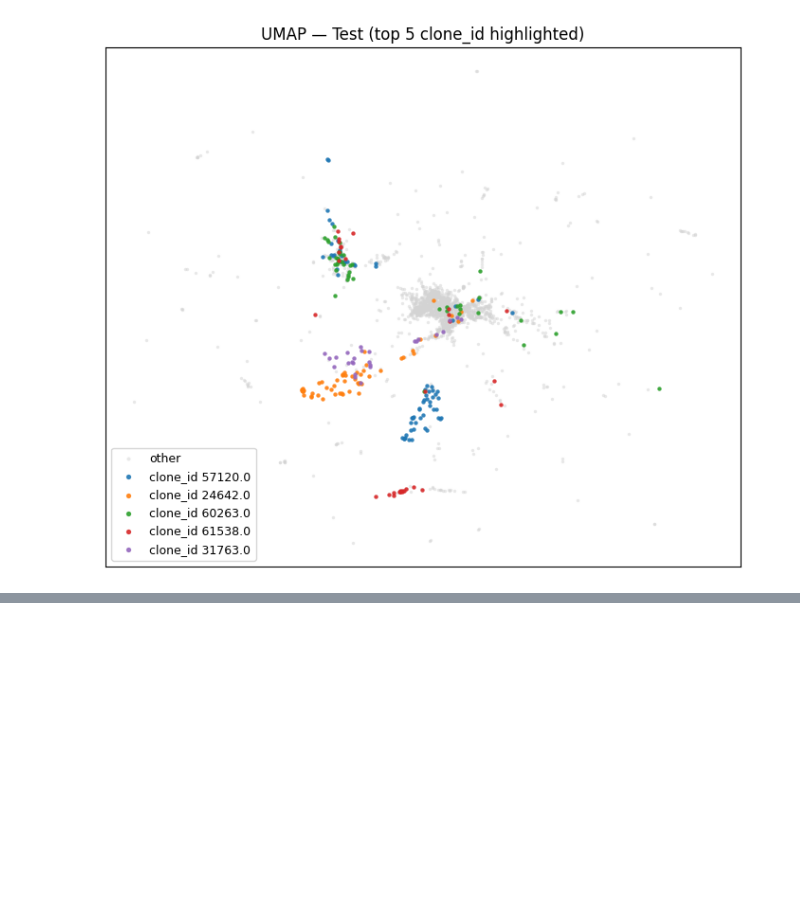
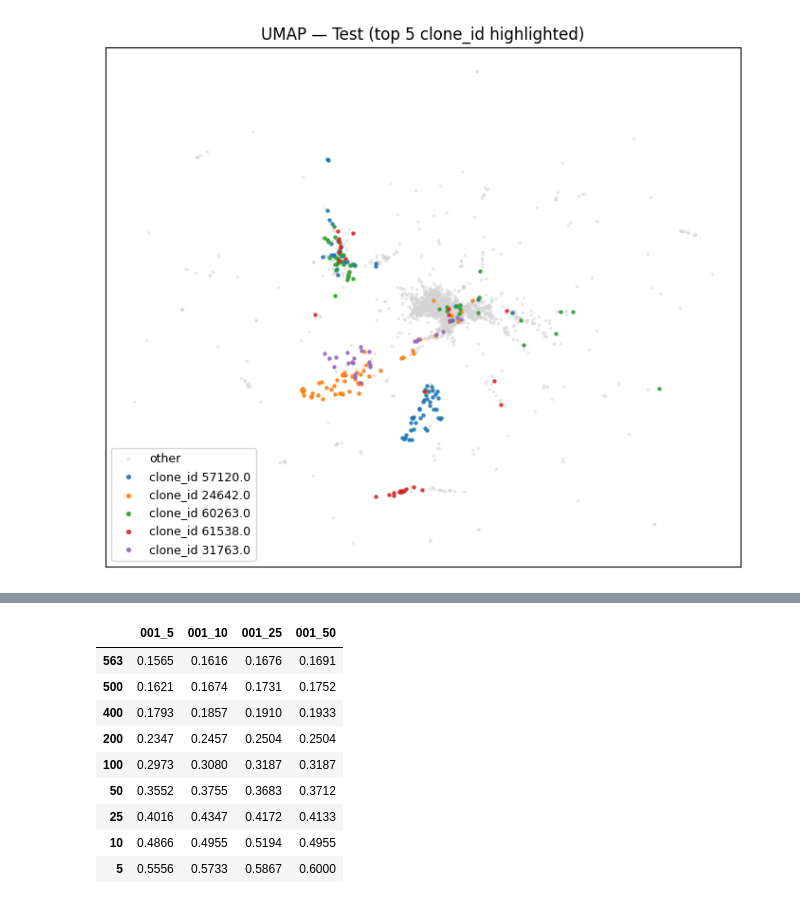
Before and after one commit to SZ-yang/SCSeq_LineageBarcoding, a Jupyter notebook: SCLineage_ConstrativeLearning/out/plot/feat_LCL_2025/cell_tag_multi/cell-tag_multi_only_testAsPenalty_proj_embed.ipynb, the cells around one changed output, grey strips where cells are left out. Cells and saved outputs as stored; diff of their text form; code cells hidden in the pictures; blank space fills up the shorter version.

```diff
--- a/SCLineage_ConstrativeLearning/out/plot/feat_LCL_2025/cell_tag_multi/cell-tag_multi_only_testAsPenalty_proj_embed.ipynb
+++ b/SCLineage_ConstrativeLearning/out/plot/feat_LCL_2025/cell_tag_multi/cell-tag_multi_only_testAsPenalty_proj_embed.ipynb
@@ -185,0 +227,22 @@ plot_top5_umap(emb2d_test_001_25,  adata_Cell_tag_labels,  title="UMAP — Test
+# %%
+top_n_ls = [563, 500, 400, 200, 100, 50, 25, 10, 5]
+
+acc_df = pd.DataFrame(
+    np.zeros((len(top_n_ls), 4)),
+    index=top_n_ls,
+    columns=["001_5", "001_10", "001_25", "001_50"]
+)
+
+for i, topn in enumerate(top_n_ls):
+    acc__001_5  = KNN_test_topN(train_001_5,  test_001_5,  adata_Cell_Multi_labels, adata_Cell_tag_labels, top_n=topn)
+    acc__001_10 = KNN_test_topN(train_001_10, test_001_10, adata_Cell_Multi_labels, adata_Cell_tag_labels, top_n=topn)
+    acc__001_25 = KNN_test_topN(train_001_25, test_001_25, adata_Cell_Multi_labels, adata_Cell_tag_labels, top_n=topn)
+    acc__001_50 = KNN_test_topN(train_001_50, test_001_50, adata_Cell_Multi_labels, adata_Cell_tag_labels, top_n=topn)
+
+
+    acc_df.iloc[i, 0] = round(float(acc__001_5), 4)
+    acc_df.iloc[i, 1] = round(float(acc__001_10), 4)
+    acc_df.iloc[i, 2] = round(float(acc__001_25), 4)
+    acc_df.iloc[i, 3] = round(float(acc__001_50), 4)
+
+print(acc_df)
@@ -185,0 +276,13 @@ plot_top5_umap(emb2d_test_001_25,  adata_Cell_tag_labels,  title="UMAP — Test
+# %%
+acc_df
+# %% [output]
+|  | 001_5 | 001_10 | 001_25 | 001_50 |
+| 563 | 0.1565 | 0.1616 | 0.1676 | 0.1691 |
+| 500 | 0.1621 | 0.1674 | 0.1731 | 0.1752 |
+| 400 | 0.1793 | 0.1857 | 0.1910 | 0.1933 |
+| 200 | 0.2347 | 0.2457 | 0.2504 | 0.2504 |
+| 100 | 0.2973 | 0.3080 | 0.3187 | 0.3187 |
+| 50 | 0.3552 | 0.3755 | 0.3683 | 0.3712 |
+| 25 | 0.4016 | 0.4347 | 0.4172 | 0.4133 |
+| 10 | 0.4866 | 0.4955 | 0.5194 | 0.4955 |
+| 5 | 0.5556 | 0.5733 | 0.5867 | 0.6000 |
```
Also changed, not shown: parts of 7 cells of this notebook, 1 other file.
